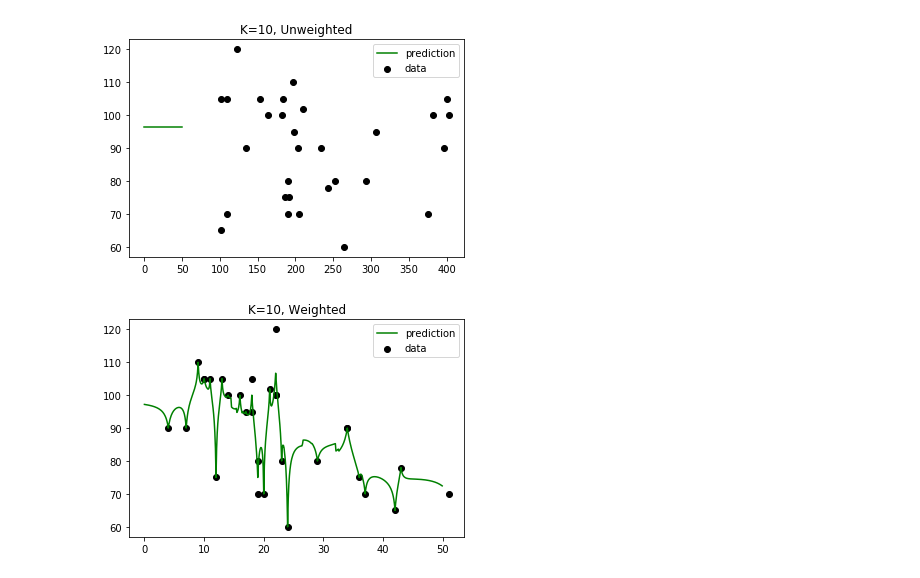
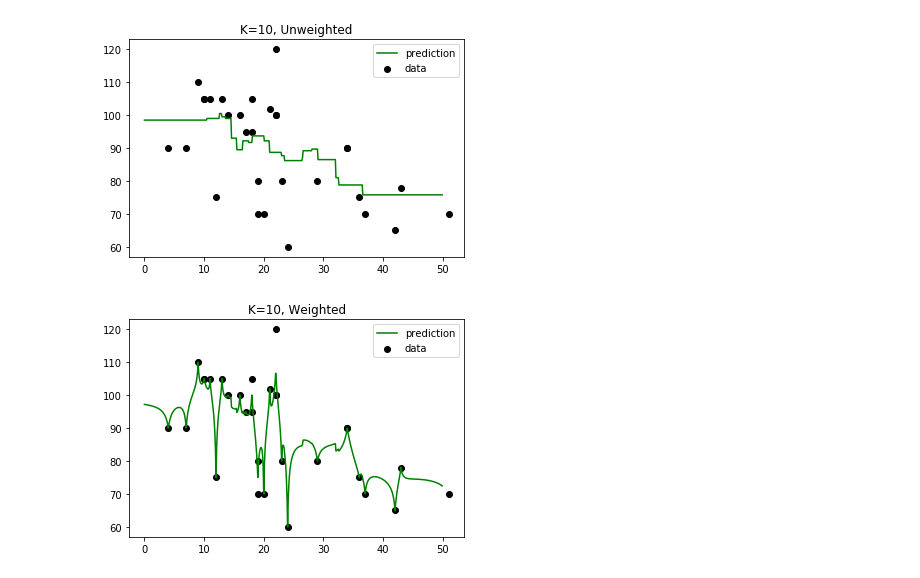
Before and after one commit to micsab/thinkful_files, a Jupyter notebook: unit_3/lesson_1/knn_regression.ipynb, the cells around one changed output. Saved outputs shown, nothing was run; the diff lists cells and outputs as text; code cells hidden in the pictures.

```diff
--- a/unit_3/lesson_1/knn_regression.ipynb
+++ b/unit_3/lesson_1/knn_regression.ipynb
@@ -18,25 +18,25 @@ music['bpm'] = [ 105, 90, 78, 75, 120, 110, 80, 100, 105, 60,
 # %%
 from sklearn import neighbors
 
 # Build our model
 knn = neighbors.KNeighborsRegressor(n_neighbors=10)
-X = pd.DataFrame(music.duration)
+X = pd.DataFrame(music.loudness)
 Y = music.bpm
 knn.fit(X, Y)
 
 # Set up our prediction line
 T = np.arange(0, 50, 0.1)[:, np.newaxis]
 
 # Trailing underscores are a common convention for a prediction
 Y_ = knn.predict(T)
 
 plt.scatter(X, Y, c='k', label='data')
 plt.plot(T, Y_, c='g', label='prediction')
 plt.legend()
 plt.title('K=10, Unweighted')
 plt.show()
 # %% [output]
-[figure, old version]
+[figure, new version]
 # %%
 # Run the same model, this time with weights
 knn_w = neighbors.KNeighborsRegressor(n_neighbors=10, weights='distance')
```
Also changed, not shown: 5 other files.
